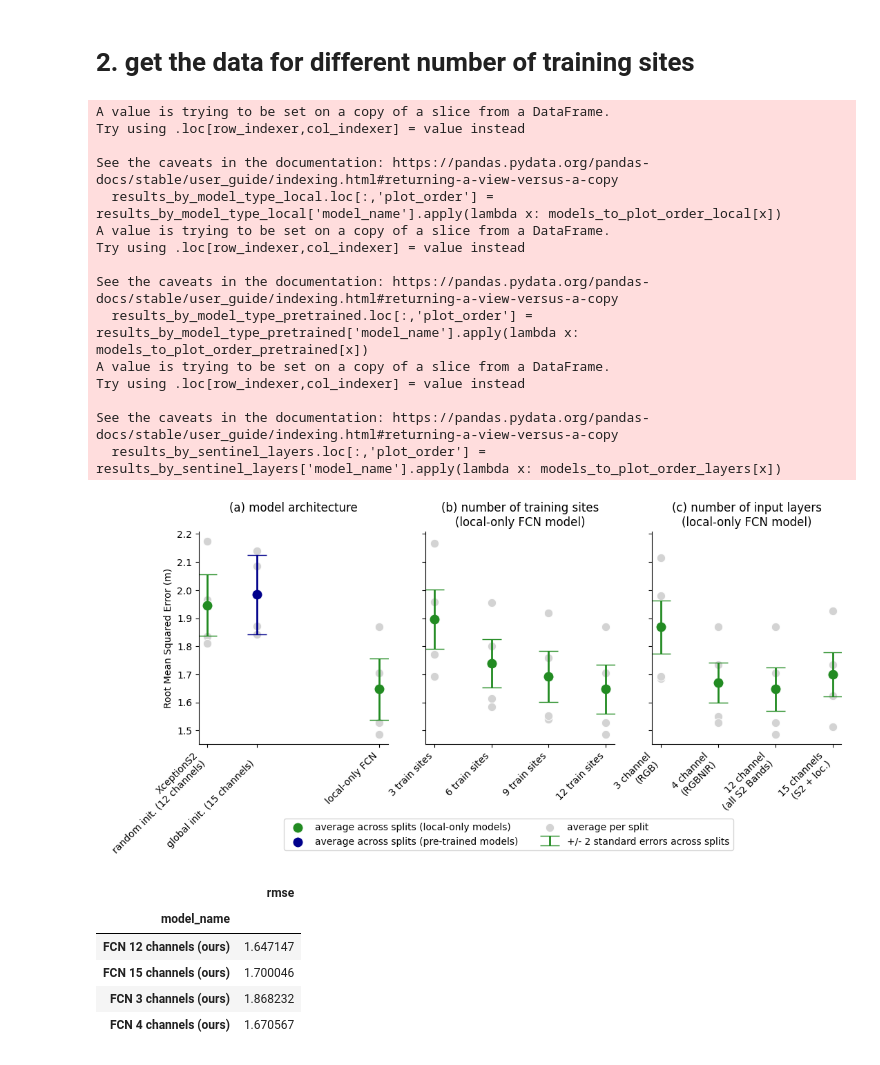
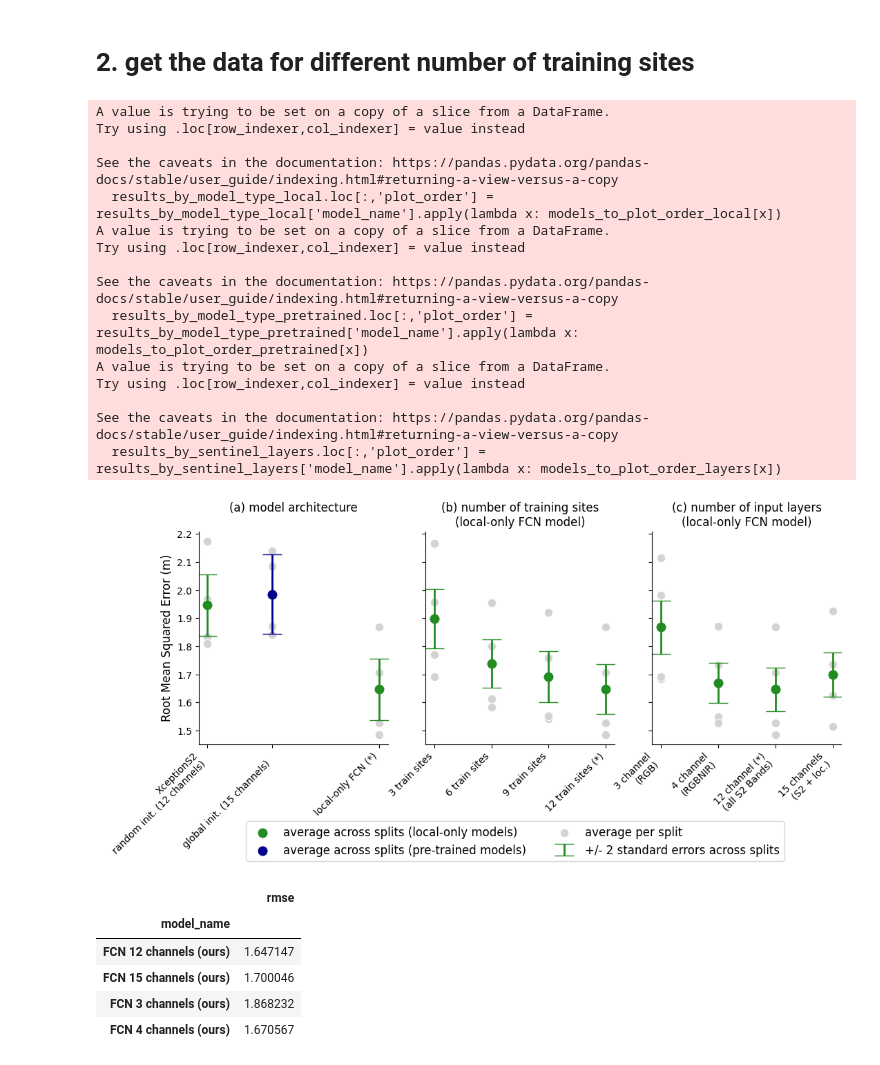
Before and after one commit to estherrolf/tree_mapping, a Jupyter notebook: figure_notebooks/compare_design_choices.ipynb, the cells around one changed output. Saved outputs shown, nothing was run; the diff lists cells and outputs as text; code cells hidden in the pictures.

```diff
--- a/figure_notebooks/compare_design_choices.ipynb
+++ b/figure_notebooks/compare_design_choices.ipynb
@@ -55,8 +53,8 @@ lidar_coarsened_dir = f'{project_dir}/data/int/lidar/lidar_by_site_32736_{resolu
 sites = sorted([x for x in os.listdir(lidar_coarsened_dir) if not x.startswith('.')])
 # %%
 # aggregate predictions and calculate performance metrics
-results_aggregated = {x: {} for x in reference_maps + models + models_rf}
-results_by_split = {x: {} for x in reference_maps + models + models_rf}
+results_aggregated = {x: {} for x in reference_maps + models}
+results_by_split = {x: {} for x in reference_maps + models}
 # %%
 results_print_models_by_seed = pd.DataFrame()
 results_print_models_by_split_and_seed = pd.DataFrame()
@@ -267,17 +215,17 @@ fig, ax = plt.subplots(1,3, figsize=(12,4), sharey=True)
 
 models_to_plot_order_local = {
                   'XceptionS2 (12 channel) randominit 3 layers tuned': 1,
-                  'FCN 12 channels (ours)': 2.4
+                  'FCN 12 channels (ours)': 2.6
                  }
 
 models_to_plot_order_pretrained = {
-                    'XceptionS2 pretrained 3 layers tuned': 1.4,
+                    'XceptionS2 pretrained 3 layers tuned': 1.6,
                  }
 
 rename_models_for_xlabels = {
     'XceptionS2 (12 channel) randominit 3 layers tuned': 'XceptionS2\nrandom init. (12 channels)',
     'XceptionS2 pretrained 3 layers tuned': '\nglobal init. (15 channels)',
-    'FCN 12 channels (ours)':'local-only FCN',
+    'FCN 12 channels (ours)':'local-only FCN (*)',
     'U-Net randominit everything tuned':'U-Net\nrandom init.',
     'U-Net pretrained decoder tuned':'\nglobal init.',
 
@@ -311,8 +259,8 @@ plot_panel(results_by_num_sites, ax[1], x_key = 'plot_order', y_key='rmse');
 
 ax[0].set_xticks(xtick_marks, xtick_labels)
 ax[2].set_xticks(np.arange(len(methods_by_sentinel_layers)))
-ax[2].set_xticklabels(['3 channel\n(RGB)', '4 channel\n(RGBNIR)', '12 channel\n(all S2 Bands)', '15 channels\n(S2 + loc.)'])
-ax[1].set_xticks(np.arange(4), [f'{x} train sites' for x in [3,6,9,12]])
+ax[2].set_xticklabels(['3 channel\n(RGB)', '4 channel\n(RGBNIR)', '12 channel (*)\n(all S2 Bands)', '15 channels\n(S2 + loc.)'])
+ax[1].set_xticks(np.arange(4), [f'{x} train sites' for x in [3,6,9]] + [f'12 train sites (*)'])
 
 
 for i in range(len(ax)):
@@ -324,43 +272,43 @@ for i,ax_this in enumerate(ax):
 
     if i == 0: l = ax_this.legend(['average across splits (local-only models)','_','average across splits (pre-trained models) ','average per split','+/- 2 standard errors across splits'],
                                   ncols=2,
-                                 loc= (0.45,-.5))
+                                 loc= (0.25,-.55), fontsize='large')
     else:
         0
         ax_this.get_legend().remove()
 
    # ax_this.grid(axis='y')
 
-ax[0].set_ylabel(metric_labels[y_key])
+ax[0].set_ylabel(metric_labels[y_key], fontsize='large')
 ax[0].set_title('(a) model architecture\n')
 ax[2].set_title('(c) number of input layers\n(local-only FCN model)')
 ax[1].set_title('(b) number of training sites\n(local-only FCN model)')
 
 # for ax_this in ax:
     # ax_this.set_ylim(1.25,2.85)
    # ax_this.axhline(1.75)
 sns.despine()
 
 
 
-plt.savefig('../figures/model_data_choices_with_rf_no_unet.png', bbox_inches='tight')
+plt.savefig('../figures/model_data_choices.png', bbox_inches='tight')
 # %% [output]
 A value is trying to be set on a copy of a slice from a DataFrame.
 Try using .loc[row_indexer,col_indexer] = value instead
 
 See the caveats in the documentation: https://pandas.pydata.org/pandas-docs/stable/user_guide/indexing.html#returning-a-view-versus-a-copy
   results_by_model_type_local.loc[:,'plot_order'] =  results_by_model_type_local['model_name'].apply(lambda x: models_to_plot_order_local[x])
 A value is trying to be set on a copy of a slice from a DataFrame.
 Try using .loc[row_indexer,col_indexer] = value instead
 
 See the caveats in the documentation: https://pandas.pydata.org/pandas-docs/stable/user_guide/indexing.html#returning-a-view-versus-a-copy
   results_by_model_type_pretrained.loc[:,'plot_order'] =  results_by_model_type_pretrained['model_name'].apply(lambda x: models_to_plot_order_pretrained[x])
 A value is trying to be set on a copy of a slice from a DataFrame.
 Try using .loc[row_indexer,col_indexer] = value instead
 
 See the caveats in the documentation: https://pandas.pydata.org/pandas-docs/stable/user_guide/indexing.html#returning-a-view-versus-a-copy
   results_by_sentinel_layers.loc[:,'plot_order'] =  results_by_sentinel_layers['model_name'].apply(lambda x: models_to_plot_order_layers[x])
-[figure, old version]
+[figure, new version]
 # %%
 results_by_sentinel_layers.groupby('model_name')[['rmse']].mean()
 # %% [output]
```
Also changed, not shown: parts of 4 cells of this notebook.
